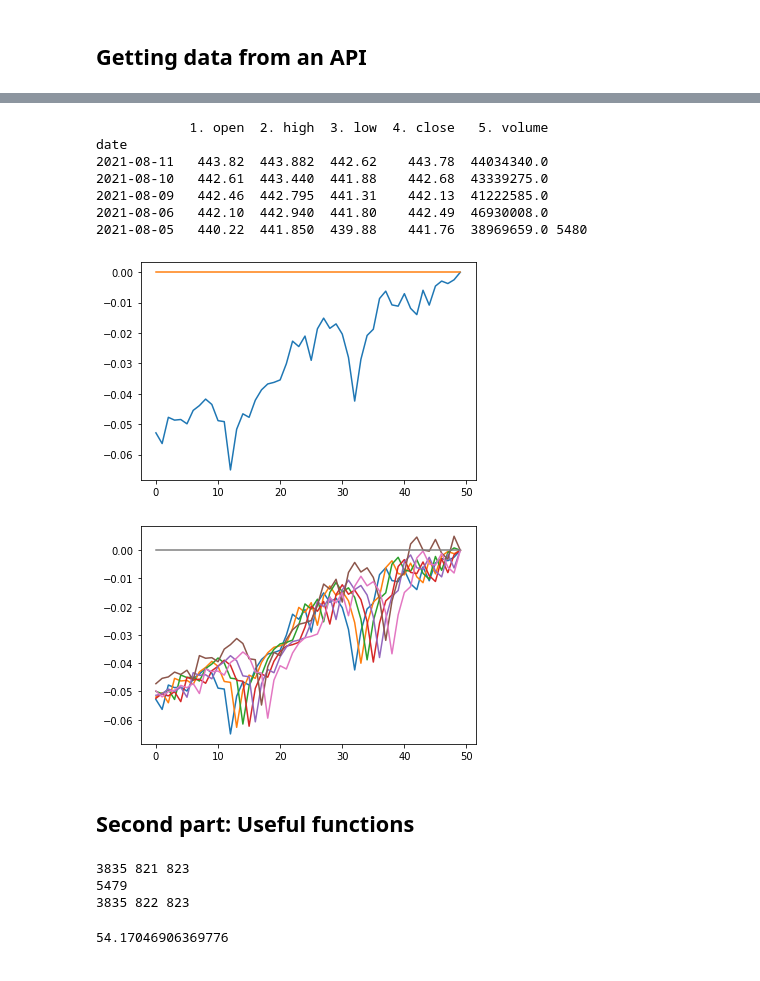
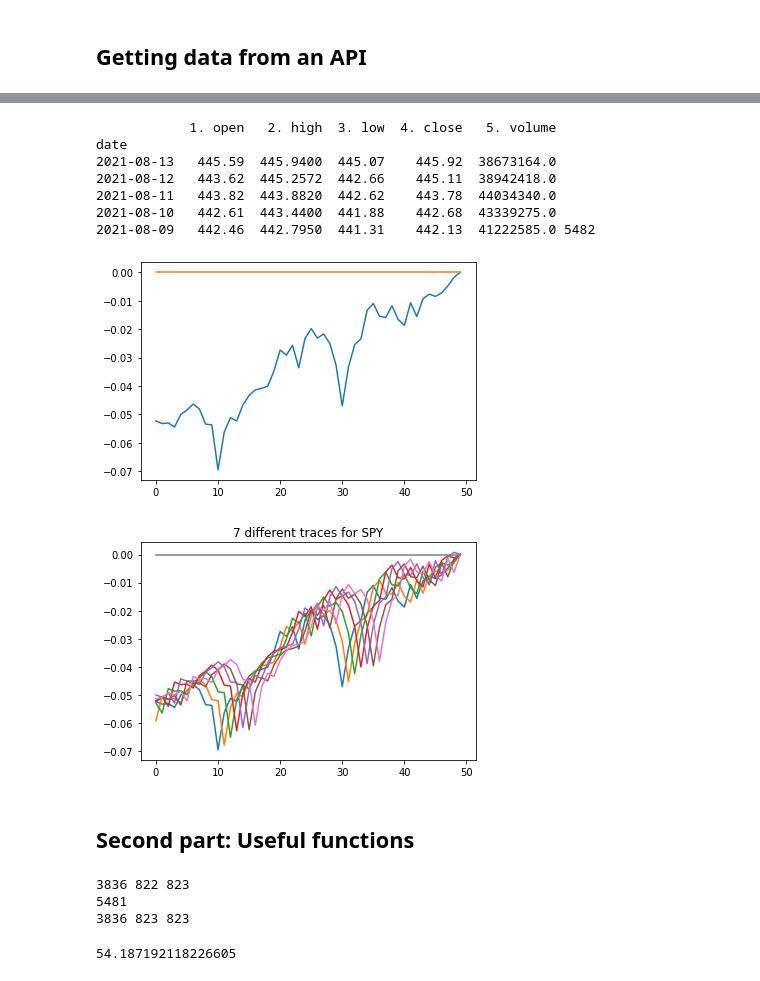
Before and after one commit to ealjkj/ealjkj, a Jupyter notebook: financial_analysis.ipynb, the cells around one changed output, grey strips where cells are left out. Saved outputs shown, nothing was run; the diff lists cells and outputs as text; code cells hidden in the pictures.

```diff
--- a/financial_analysis.ipynb
+++ b/financial_analysis.ipynb
@@ -41,19 +41,19 @@ import matplotlib.pyplot as plt
 from PIL import Image, ImageOps
 import seaborn as sns
 # %%
-api_key = 'MDT9LRDR9TIZGJLH'
+API_KEY = 'MDT9LRDR9TIZGJLH'
 stock = 'SPY'
-ts = TimeSeries(key=api_key, output_format='pandas')
+ts = TimeSeries(key=API_KEY, output_format='pandas')
 data, meta_data = ts.get_daily(symbol=stock, outputsize='full')
 print(data.head(), len(data))
 # %% [output]
-            1. open  2. high  3. low  4. close   5. volume
+            1. open   2. high  3. low  4. close   5. volume
 date
-2021-08-11   443.82  443.882  442.62    443.78  44034340.0
-2021-08-10   442.61  443.440  441.88    442.68  43339275.0
-2021-08-09   442.46  442.795  441.31    442.13  41222585.0
-2021-08-06   442.10  442.940  441.80    442.49  46930008.0
-2021-08-05   440.22  441.850  439.88    441.76  38969659.0 5480
+2021-08-13   445.59  445.9400  445.07    445.92  38673164.0
+2021-08-12   443.62  445.2572  442.66    445.11  38942418.0
+2021-08-11   443.82  443.8820  442.62    443.78  44034340.0
+2021-08-10   442.61  443.4400  441.88    442.68  43339275.0
+2021-08-09   442.46  442.7950  441.31    442.13  41222585.0 5482
 # %%
 # Plot the closing positions
 num_of_days = 50
@@ -72,24 +72,24 @@ plt.plot(np.zeros(num_of_days), '-')
 #plt.title('Trace of the last 60 days of ' + stock)
 plt.show()
 # %% [output]
-[figure, old version]
+[figure, new version]
 # %%
 # Plot multiple traces
 num_of_traces = 7
 for idx in range(0,num_of_traces):
   y = close[idx:num_of_days+idx]
   y = np.flip(y,0) # The first element on data is the last day. We have to flip the array
   y = y/y[-1]-1
   plt.plot(y)
 
 # Plot the 0% line
 plt.plot(np.zeros(num_of_days), '-')
 
 # Details
-#plt.title(f'{num_of_traces} different traces for {stock}')
+plt.title(f'{num_of_traces} different traces for {stock}')
 plt.show()
 # %% [output]
-[figure, old version]
+[figure, new version]
 # %% [markdown]
 ## Second part: Useful functions
 # %%
@@ -108,9 +108,9 @@ X_test, X_validation, X_train = split(close)
 
 print(len(X_train), len(X_validation), len(X_test))
 # %% [output]
-3835 821 823
-5479
-3835 822 823
+3836 822 823
+5481
+3836 823 823
 # %%
 # Historic Wining chance
 def history(price_vector):
@@ -118,6 +118,6 @@ def history(price_vector):
 
 history(close)
 # %% [output]
-54.17046906369776
+54.187192118226605
 # %%
 class Grid():
```
Also changed, not shown: parts of 9 cells of this notebook.
